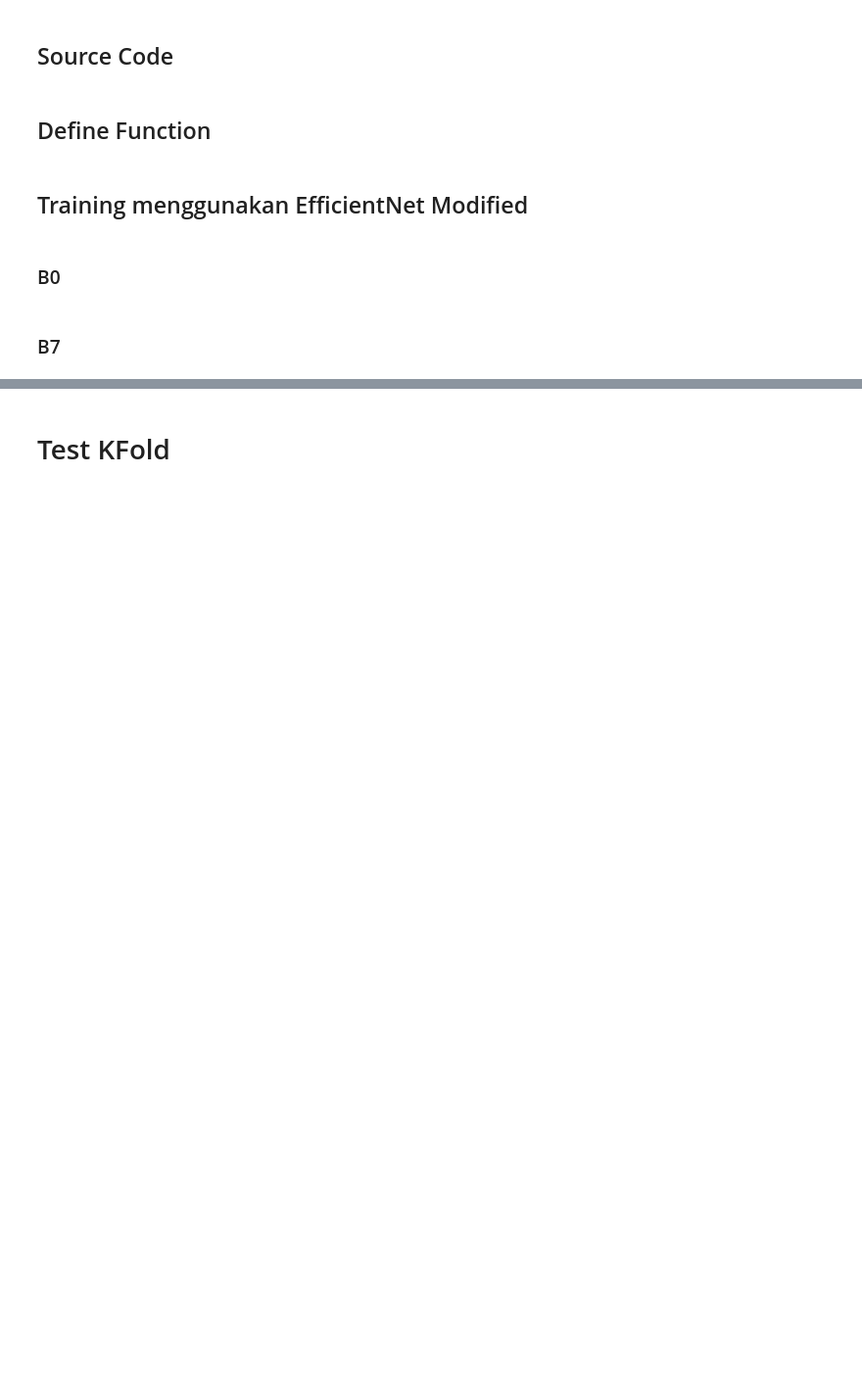
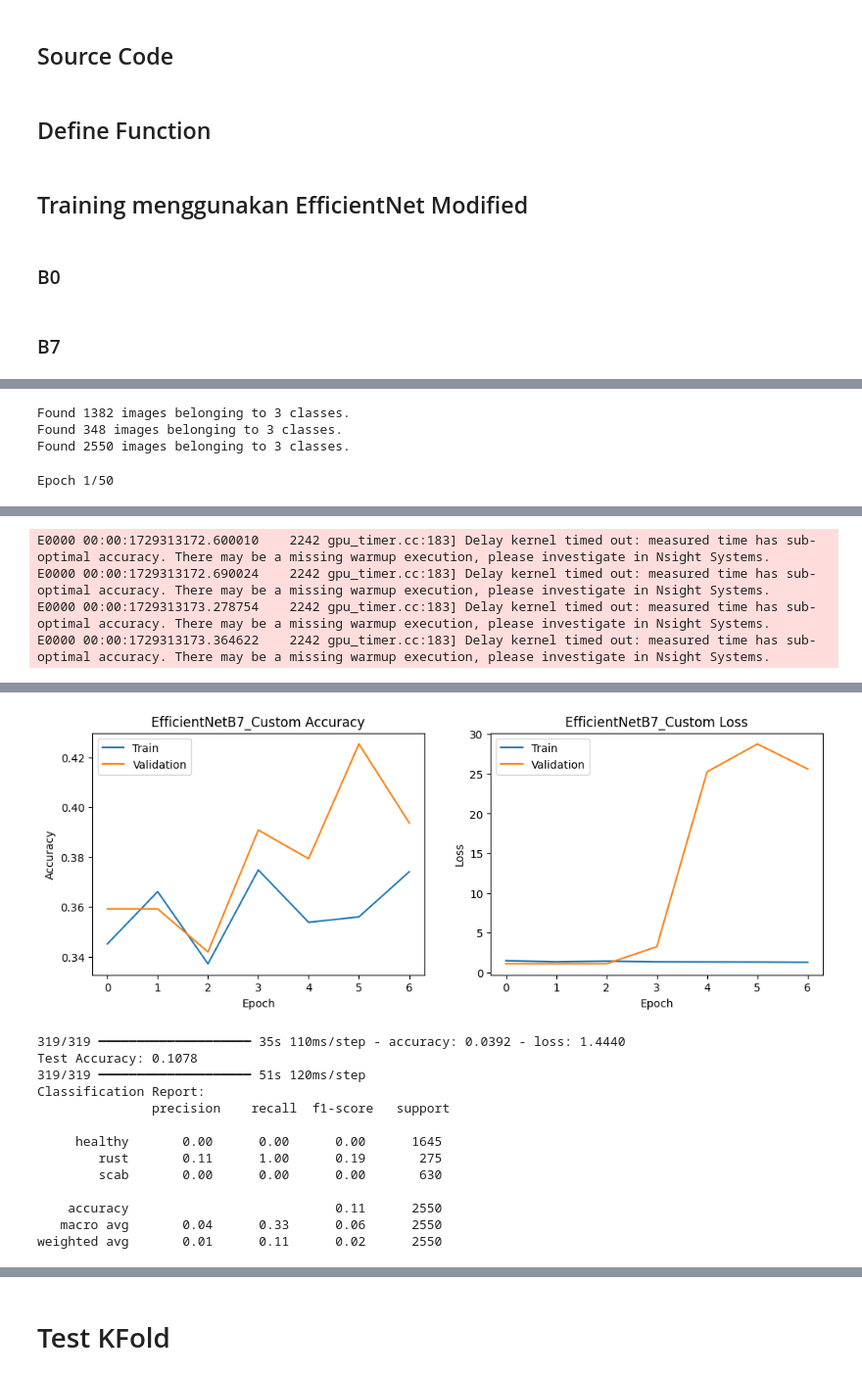
Before and after one commit to AbiyaMakruf/TelU-Tubes-TugasAkhir-KlasifikasiPenyakitTanamanApel, a Jupyter notebook: modifikasi.ipynb, the cells around one changed output, grey strips where cells are left out. Shown: that part at 98% size. Drawn from its saved outputs; the diff is of its cells as text; code cells hidden in the pictures; blank space fills up the shorter version.

```diff
--- a/modifikasi.ipynb
+++ b/modifikasi.ipynb
@@ -2089,8 +2356,8 @@ def train_and_plot(model, model_name, train_generator, validation_generator, tes
     history = model.fit(
         train_generator,
         validation_data=validation_generator,
-        epochs=epochs,
-        callbacks=[early_stopping_callback]
+        epochs=epochs
+        # callbacks=[early_stopping_callback]
     )
 
     # Menghitung waktu selesai pelatihan
@@ -2219,8 +2509,13 @@ model.summary()
 train_generator, validation_generator, test_generator = augment_and_resize_dataset(
     "data/split_train_test_dataset_campuran",
     img_size=(600, 600),
-    batch_size=16,
+    batch_size=8,
     preprocess_input_func = efficientnet_preprocess
 )
 
-history_EN_B7, test_loss, test_acc, training_duration = train_and_plot(model, "EfficientNetB7_Custom", train_generator, validation_generator, test_generator, 50)
+history_EN_B7, test_loss, test_acc, training_duration = train_and_plot(model, "EfficientNetB7_Custom", train_generator, validation_generator, test_generator, 30)
+# %% [output]
+Found 1382 images belonging to 3 classes.
+Found 348 images belonging to 3 classes.
+Found 2550 images belonging to 3 classes.
+Epoch 1/50
@@ -2226,0 +2558,4 @@ history_EN_B7, test_loss, test_acc, training_duration = train_and_plot(model, "E
+E0000 00:00:1729313172.600010    2242 gpu_timer.cc:183] Delay kernel timed out: measured time has sub-optimal accuracy. There may be a missing warmup execution, please investigate in Nsight Systems.
+E0000 00:00:1729313172.690024    2242 gpu_timer.cc:183] Delay kernel timed out: measured time has sub-optimal accuracy. There may be a missing warmup execution, please investigate in Nsight Systems.
+E0000 00:00:1729313173.278754    2242 gpu_timer.cc:183] Delay kernel timed out: measured time has sub-optimal accuracy. There may be a missing warmup execution, please investigate in Nsight Systems.
+E0000 00:00:1729313173.364622    2242 gpu_timer.cc:183] Delay kernel timed out: measured time has sub-optimal accuracy. There may be a missing warmup execution, please investigate in Nsight Systems.
@@ -2226,0 +2575,14 @@ history_EN_B7, test_loss, test_acc, training_duration = train_and_plot(model, "E
+[figure, added]
+319/319 ━━━━━━━━━━━━━━━━━━━━ 35s 110ms/step - accuracy: 0.0392 - loss: 1.4440
+Test Accuracy: 0.1078
+319/319 ━━━━━━━━━━━━━━━━━━━━ 51s 120ms/step
+Classification Report:
+               precision    recall  f1-score   support
+
+     healthy       0.00      0.00      0.00      1645
+        rust       0.11      1.00      0.19       275
+        scab       0.00      0.00      0.00       630
+
+    accuracy                           0.11      2550
+   macro avg       0.04      0.33      0.06      2550
+weighted avg       0.01      0.11      0.02      2550
```
Also changed, not shown: parts of 23 cells of this notebook, 2 other files.
